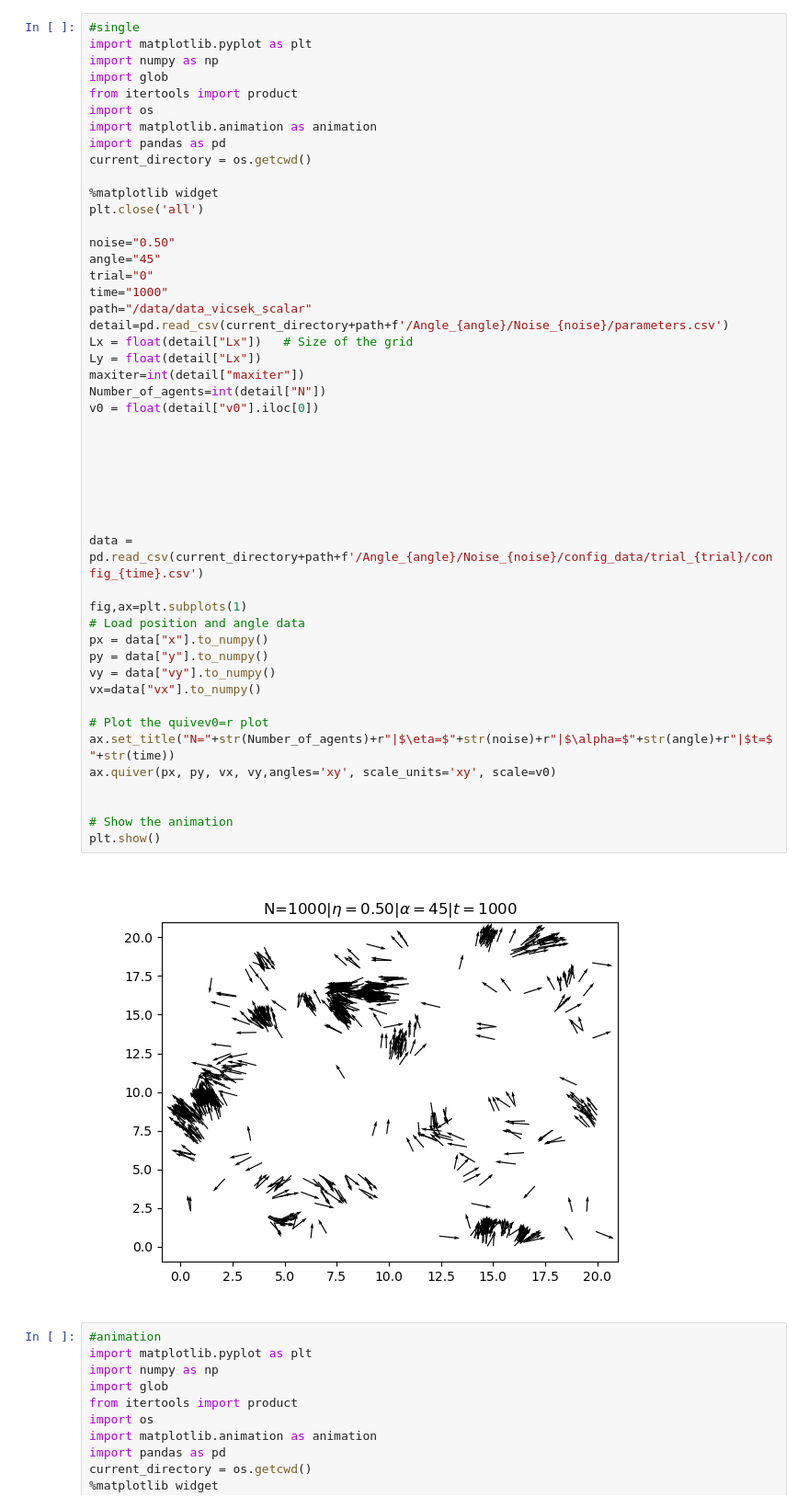
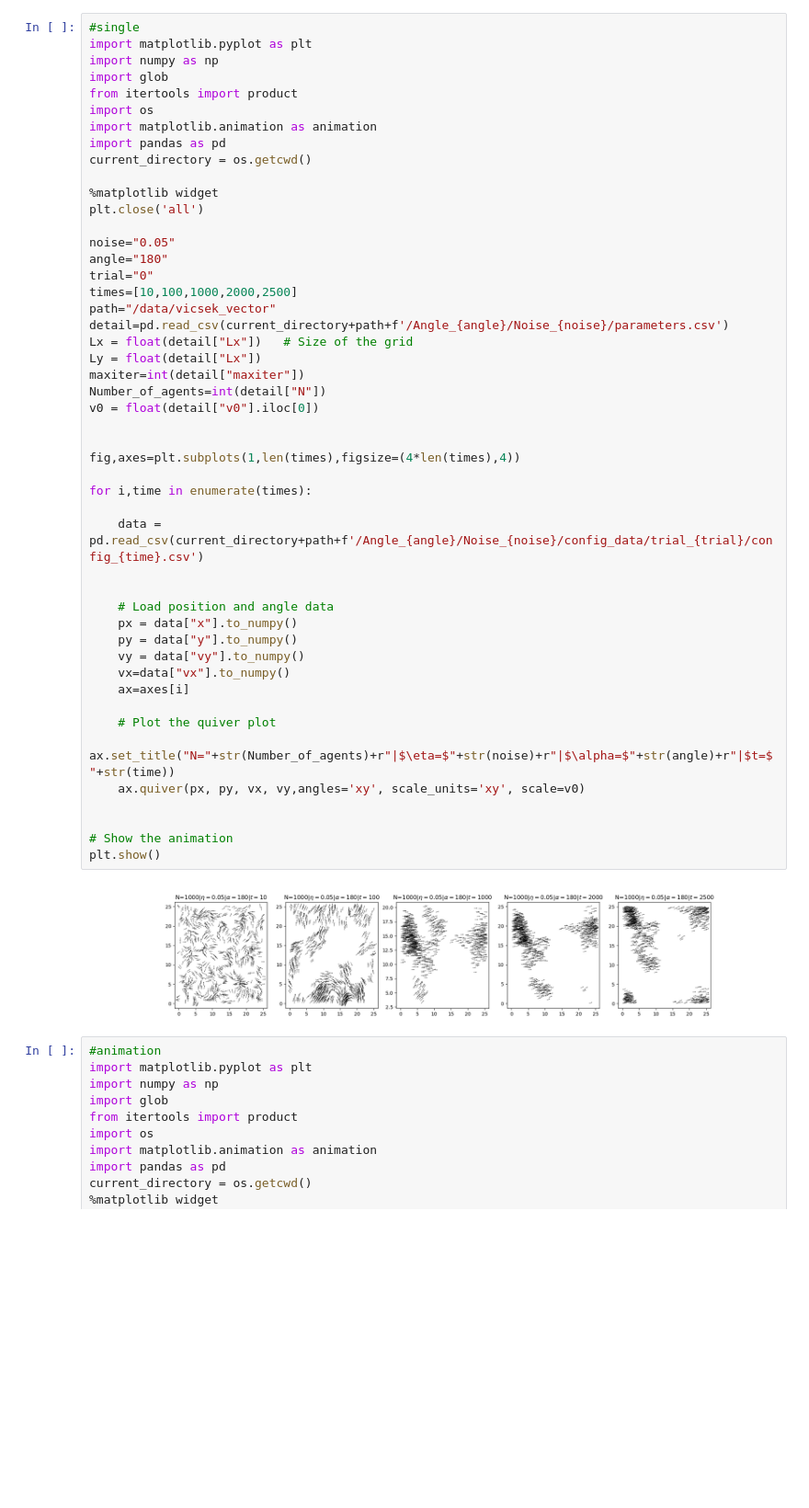
Before and after one commit to m0hitgaur/Vicsek-vision-V3, a Jupyter notebook: visualize.ipynb, the cells around one changed output. Shown at 92% size. Cells and saved outputs as stored; diff of their text form; blank space fills up the shorter version.

```diff
--- a/visualize.ipynb
+++ b/visualize.ipynb
@@ -2,52 +2,52 @@
 #single
 import matplotlib.pyplot as plt
 import numpy as np
 import glob
 from itertools import product
 import os
 import matplotlib.animation as animation
 import pandas as pd
 current_directory = os.getcwd()
 
 %matplotlib widget
 plt.close('all')
 
-noise="0.50"
-angle="45"
+noise="0.05"
+angle="180"
 trial="0"
-time="1000"
-path="/data/data_vicsek_scalar"
+times=[10,100,1000,2000,2500]
+path="/data/vicsek_vector"
 detail=pd.read_csv(current_directory+path+f'/Angle_{angle}/Noise_{noise}/parameters.csv')
 Lx = float(detail["Lx"])   # Size of the grid
 Ly = float(detail["Lx"])
 maxiter=int(detail["maxiter"])
 Number_of_agents=int(detail["N"])
 v0 = float(detail["v0"].iloc[0])
 
 
+fig,axes=plt.subplots(1,len(times),figsize=(4*len(times),4))
+
+for i,time in enumerate(times):
+
+    data = pd.read_csv(current_directory+path+f'/Angle_{angle}/Noise_{noise}/config_data/trial_{trial}/config_{time}.csv')
 
 
+    # Load position and angle data
+    px = data["x"].to_numpy()
+    py = data["y"].to_numpy()
+    vy = data["vy"].to_numpy()
+    vx=data["vx"].to_numpy()
+    ax=axes[i]
 
-
-
-data = pd.read_csv(current_directory+path+f'/Angle_{angle}/Noise_{noise}/config_data/trial_{trial}/config_{time}.csv')
-
-fig,ax=plt.subplots(1)
-# Load position and angle data
-px = data["x"].to_numpy()
-py = data["y"].to_numpy()
-vy = data["vy"].to_numpy()
-vx=data["vx"].to_numpy()
-
-# Plot the quivev0=r plot
-ax.set_title("N="+str(Number_of_agents)+r"|$\eta=$"+str(noise)+r"|$\alpha=$"+str(angle)+r"|$t=$"+str(time))
-ax.quiver(px, py, vx, vy,angles='xy', scale_units='xy', scale=v0)
+    # Plot the quiver plot
+    ax.set_title("N="+str(Number_of_agents)+r"|$\eta=$"+str(noise)+r"|$\alpha=$"+str(angle)+r"|$t=$"+str(time))
+    ax.quiver(px, py, vx, vy,angles='xy', scale_units='xy', scale=v0)
 
 
 # Show the animation
 plt.show()
 # %% [output]
-[figure, old version]
+[figure, new version]
 # %%
 #animation
 import matplotlib.pyplot as plt
```
Also changed, not shown: parts of 1 cell of this notebook, 3 other files.
